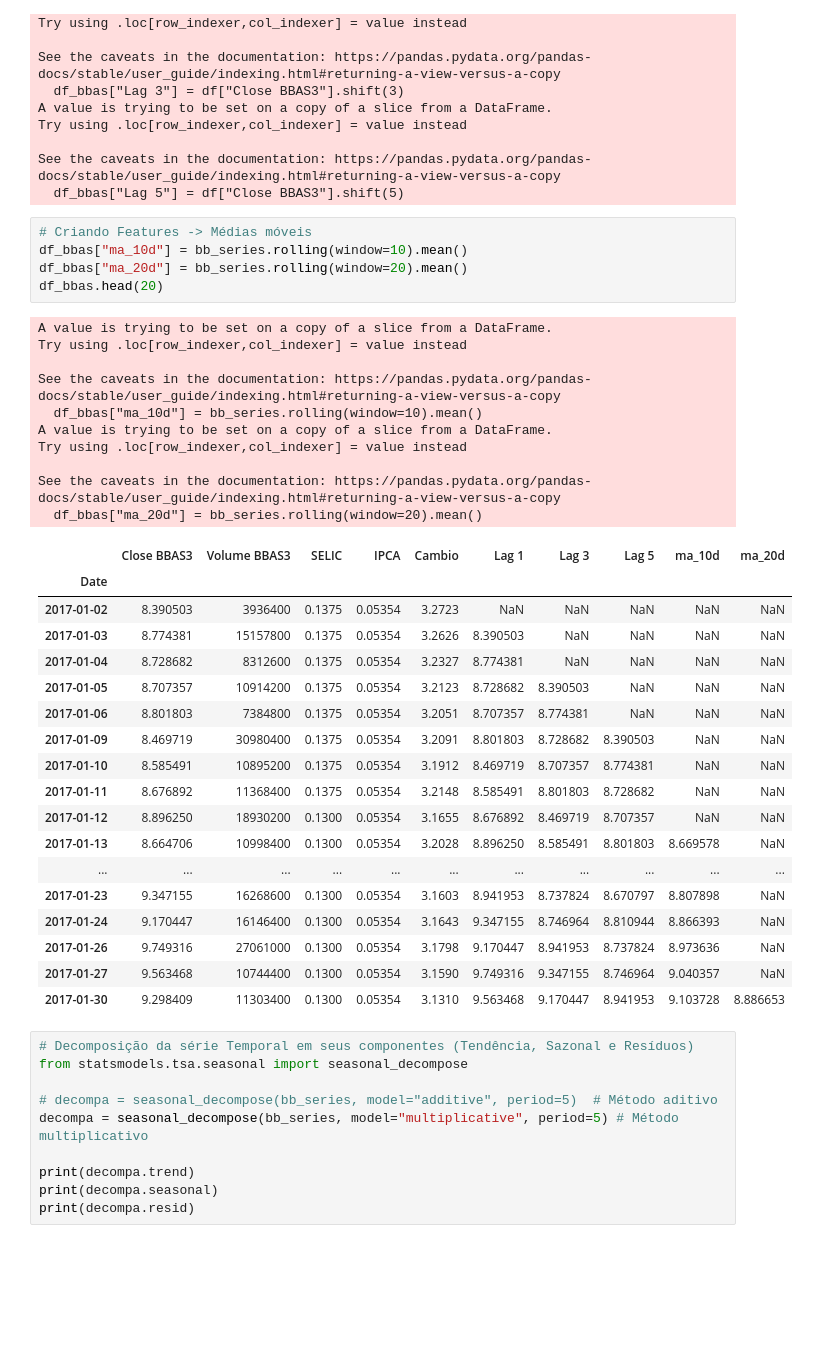
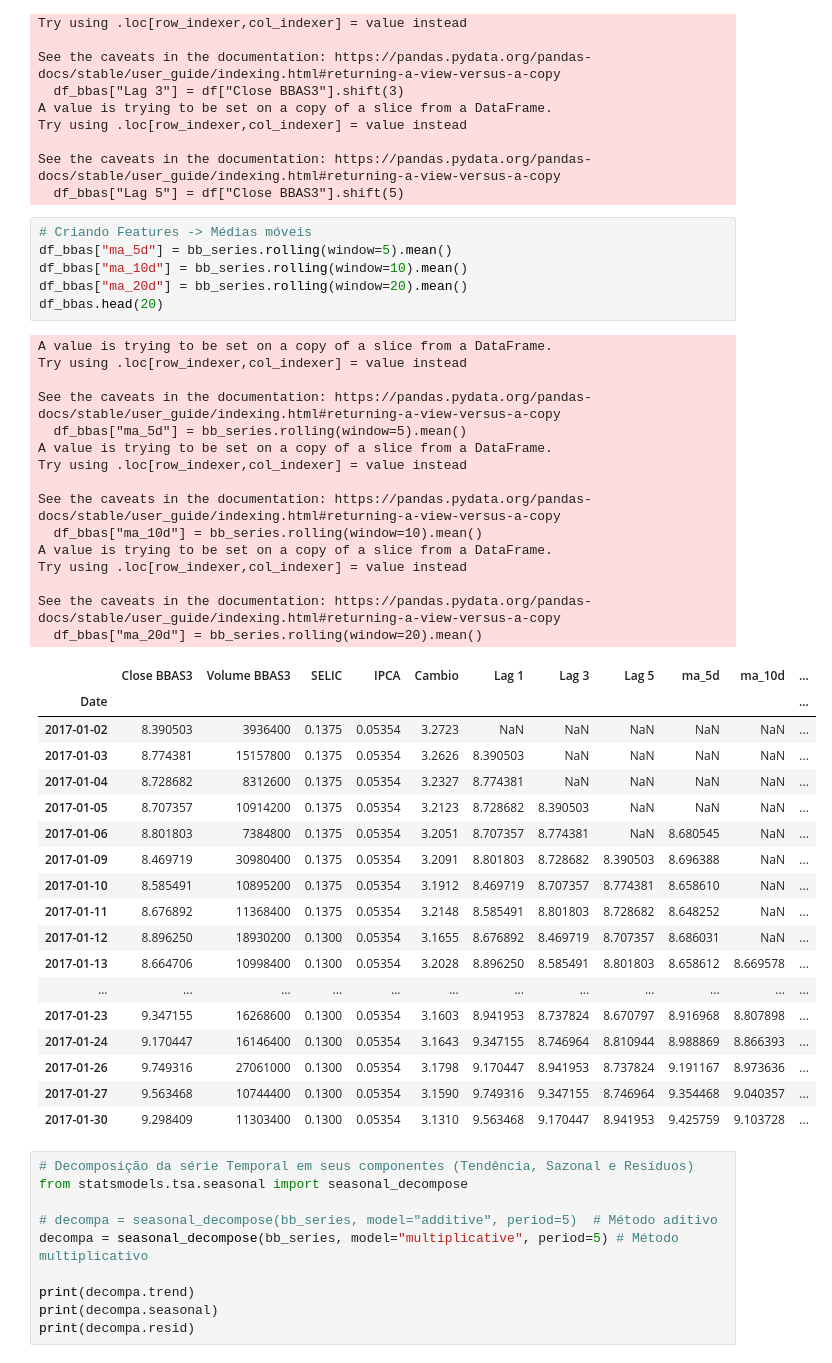
Before and after one commit to Botelho97/tcc-predict-stocks-models-comparison, a Jupyter notebook: models.ipynb, the cells around one changed output. Saved outputs shown, nothing was run; the diff lists cells and outputs as text; blank space fills up the shorter version.

```diff
--- a/models.ipynb
+++ b/models.ipynb
@@ -113,38 +116,44 @@ See the caveats in the documentation: https://pandas.pydata.org/pandas-docs/stab
   df_bbas["Lag 5"] = df["Close BBAS3"].shift(5)
 # %%
 # Criando Features -> Médias móveis
+df_bbas["ma_5d"] = bb_series.rolling(window=5).mean()
 df_bbas["ma_10d"] = bb_series.rolling(window=10).mean()
 df_bbas["ma_20d"] = bb_series.rolling(window=20).mean()
 df_bbas.head(20)
 # %% [output]
+A value is trying to be set on a copy of a slice from a DataFrame.
+Try using .loc[row_indexer,col_indexer] = value instead
+
+See the caveats in the documentation: https://pandas.pydata.org/pandas-docs/stable/user_guide/indexing.html#returning-a-view-versus-a-copy
+  df_bbas["ma_5d"] = bb_series.rolling(window=5).mean()
 A value is trying to be set on a copy of a slice from a DataFrame.
 Try using .loc[row_indexer,col_indexer] = value instead
 
 See the caveats in the documentation: https://pandas.pydata.org/pandas-docs/stable/user_guide/indexing.html#returning-a-view-versus-a-copy
   df_bbas["ma_10d"] = bb_series.rolling(window=10).mean()
 A value is trying to be set on a copy of a slice from a DataFrame.
 Try using .loc[row_indexer,col_indexer] = value instead
 
 See the caveats in the documentation: https://pandas.pydata.org/pandas-docs/stable/user_guide/indexing.html#returning-a-view-versus-a-copy
   df_bbas["ma_20d"] = bb_series.rolling(window=20).mean()
-|  | Close BBAS3 | Volume BBAS3 | SELIC | IPCA | Cambio | Lag 1 | Lag 3 | Lag 5 | ma_10d | ma_20d |
-| Date |  |  |  |  |  |  |  |  |  |  |
-| 2017-01-02 | 8.390503 | 3936400 | 0.1375 | 0.05354 | 3.2723 | NaN | NaN | NaN | NaN | NaN |
-| 2017-01-03 | 8.774381 | 15157800 | 0.1375 | 0.05354 | 3.2626 | 8.390503 | NaN | NaN | NaN | NaN |
-| 2017-01-04 | 8.728682 | 8312600 | 0.1375 | 0.05354 | 3.2327 | 8.774381 | NaN | NaN | NaN | NaN |
-| 2017-01-05 | 8.707357 | 10914200 | 0.1375 | 0.05354 | 3.2123 | 8.728682 | 8.390503 | NaN | NaN | NaN |
-| 2017-01-06 | 8.801803 | 7384800 | 0.1375 | 0.05354 | 3.2051 | 8.707357 | 8.774381 | NaN | NaN | NaN |
-| 2017-01-09 | 8.469719 | 30980400 | 0.1375 | 0.05354 | 3.2091 | 8.801803 | 8.728682 | 8.390503 | NaN | NaN |
-| 2017-01-10 | 8.585491 | 10895200 | 0.1375 | 0.05354 | 3.1912 | 8.469719 | 8.707357 | 8.774381 | NaN | NaN |
-| 2017-01-11 | 8.676892 | 11368400 | 0.1375 | 0.05354 | 3.2148 | 8.585491 | 8.801803 | 8.728682 | NaN | NaN |
-| 2017-01-12 | 8.896250 | 18930200 | 0.1300 | 0.05354 | 3.1655 | 8.676892 | 8.469719 | 8.707357 | NaN | NaN |
-| 2017-01-13 | 8.664706 | 10998400 | 0.1300 | 0.05354 | 3.2028 | 8.896250 | 8.585491 | 8.801803 | 8.669578 | NaN |
-| ... | ... | ... | ... | ... | ... | ... | ... | ... | ... | ... |
-| 2017-01-23 | 9.347155 | 16268600 | 0.1300 | 0.05354 | 3.1603 | 8.941953 | 8.737824 | 8.670797 | 8.807898 | NaN |
-| 2017-01-24 | 9.170447 | 16146400 | 0.1300 | 0.05354 | 3.1643 | 9.347155 | 8.746964 | 8.810944 | 8.866393 | NaN |
-| 2017-01-26 | 9.749316 | 27061000 | 0.1300 | 0.05354 | 3.1798 | 9.170447 | 8.941953 | 8.737824 | 8.973636 | NaN |
-| 2017-01-27 | 9.563468 | 10744400 | 0.1300 | 0.05354 | 3.1590 | 9.749316 | 9.347155 | 8.746964 | 9.040357 | NaN |
-| 2017-01-30 | 9.298409 | 11303400 | 0.1300 | 0.05354 | 3.1310 | 9.563468 | 9.170447 | 8.941953 | 9.103728 | 8.886653 |
+|  | Close BBAS3 | Volume BBAS3 | SELIC | IPCA | Cambio | Lag 1 | Lag 3 | Lag 5 | ma_5d | ma_10d | ... |
+| Date |  |  |  |  |  |  |  |  |  |  | ... |
+| 2017-01-02 | 8.390503 | 3936400 | 0.1375 | 0.05354 | 3.2723 | NaN | NaN | NaN | NaN | NaN | ... |
+| 2017-01-03 | 8.774381 | 15157800 | 0.1375 | 0.05354 | 3.2626 | 8.390503 | NaN | NaN | NaN | NaN | ... |
+| 2017-01-04 | 8.728682 | 8312600 | 0.1375 | 0.05354 | 3.2327 | 8.774381 | NaN | NaN | NaN | NaN | ... |
+| 2017-01-05 | 8.707357 | 10914200 | 0.1375 | 0.05354 | 3.2123 | 8.728682 | 8.390503 | NaN | NaN | NaN | ... |
+| 2017-01-06 | 8.801803 | 7384800 | 0.1375 | 0.05354 | 3.2051 | 8.707357 | 8.774381 | NaN | 8.680545 | NaN | ... |
+| 2017-01-09 | 8.469719 | 30980400 | 0.1375 | 0.05354 | 3.2091 | 8.801803 | 8.728682 | 8.390503 | 8.696388 | NaN | ... |
+| 2017-01-10 | 8.585491 | 10895200 | 0.1375 | 0.05354 | 3.1912 | 8.469719 | 8.707357 | 8.774381 | 8.658610 | NaN | ... |
+| 2017-01-11 | 8.676892 | 11368400 | 0.1375 | 0.05354 | 3.2148 | 8.585491 | 8.801803 | 8.728682 | 8.648252 | NaN | ... |
+| 2017-01-12 | 8.896250 | 18930200 | 0.1300 | 0.05354 | 3.1655 | 8.676892 | 8.469719 | 8.707357 | 8.686031 | NaN | ... |
+| 2017-01-13 | 8.664706 | 10998400 | 0.1300 | 0.05354 | 3.2028 | 8.896250 | 8.585491 | 8.801803 | 8.658612 | 8.669578 | ... |
+| ... | ... | ... | ... | ... | ... | ... | ... | ... | ... | ... | ... |
+| 2017-01-23 | 9.347155 | 16268600 | 0.1300 | 0.05354 | 3.1603 | 8.941953 | 8.737824 | 8.670797 | 8.916968 | 8.807898 | ... |
+| 2017-01-24 | 9.170447 | 16146400 | 0.1300 | 0.05354 | 3.1643 | 9.347155 | 8.746964 | 8.810944 | 8.988869 | 8.866393 | ... |
+| 2017-01-26 | 9.749316 | 27061000 | 0.1300 | 0.05354 | 3.1798 | 9.170447 | 8.941953 | 8.737824 | 9.191167 | 8.973636 | ... |
+| 2017-01-27 | 9.563468 | 10744400 | 0.1300 | 0.05354 | 3.1590 | 9.749316 | 9.347155 | 8.746964 | 9.354468 | 9.040357 | ... |
+| 2017-01-30 | 9.298409 | 11303400 | 0.1300 | 0.05354 | 3.1310 | 9.563468 | 9.170447 | 8.941953 | 9.425759 | 9.103728 | ... |
 # %%
 # Decomposição da série Temporal em seus componentes (Tendência, Sazonal e Resíduos)
 from statsmodels.tsa.seasonal import seasonal_decompose
```
Also changed, not shown: parts of 18 cells of this notebook, 1 other file.
